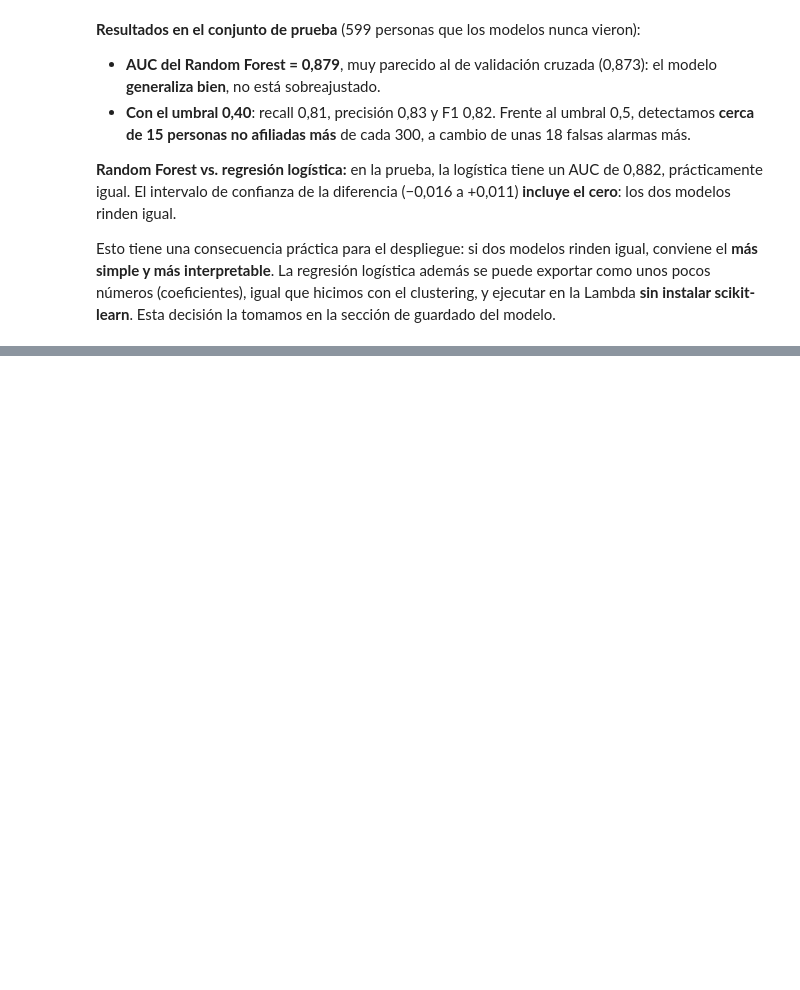
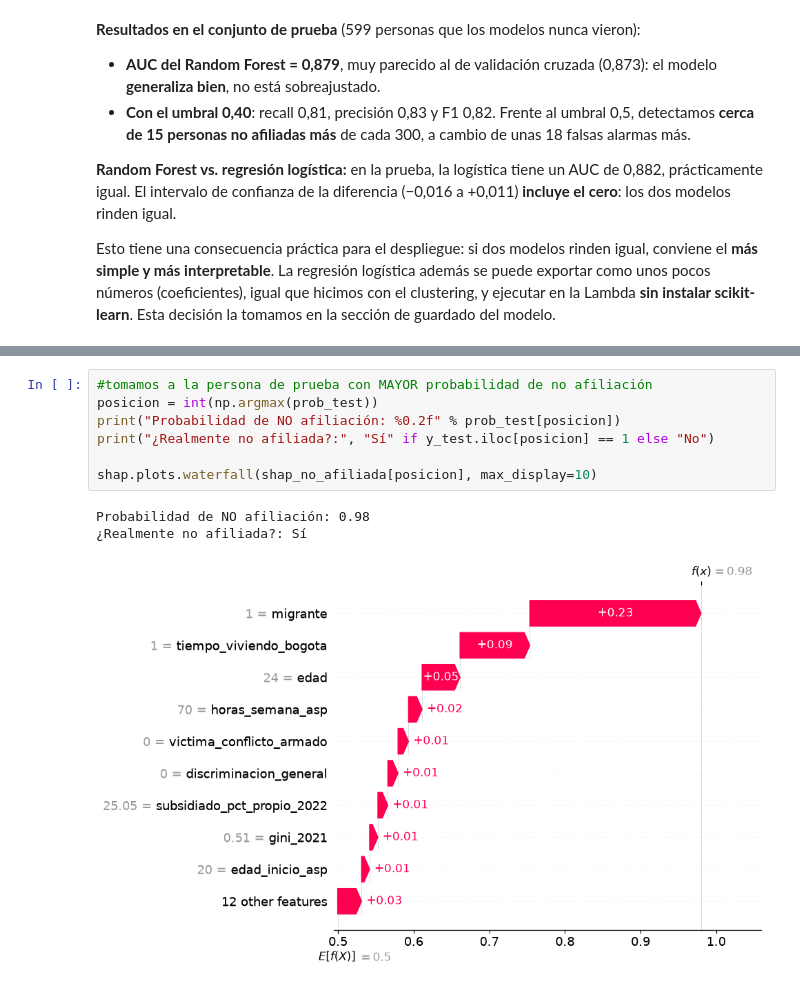
Before and after one commit to lezlynossa-oss/proyecto-integrador-quinto, a Jupyter notebook: MachineLearning/01_modelo_afiliacion_salud.ipynb, the cells around one changed output, grey strips where cells are left out. Drawn from its saved outputs; the diff is of its cells as text; blank space fills up the shorter version.

```diff
--- a/MachineLearning/01_modelo_afiliacion_salud.ipynb
+++ b/MachineLearning/01_modelo_afiliacion_salud.ipynb
@@ -521,0 +575,11 @@ Esto tiene una consecuencia práctica para el despliegue: si dos modelos rinden
+# %%
+#tomamos a la persona de prueba con MAYOR probabilidad de no afiliación
+posicion = int(np.argmax(prob_test))
+print("Probabilidad de NO afiliación: %0.2f" % prob_test[posicion])
+print("¿Realmente no afiliada?:", "Sí" if y_test.iloc[posicion] == 1 else "No")
+
+shap.plots.waterfall(shap_no_afiliada[posicion], max_display=10)
+# %% [output]
+Probabilidad de NO afiliación: 0.98
+¿Realmente no afiliada?: Sí
+[figure, added]
```
Also changed, not shown: parts of 8 cells of this notebook.
